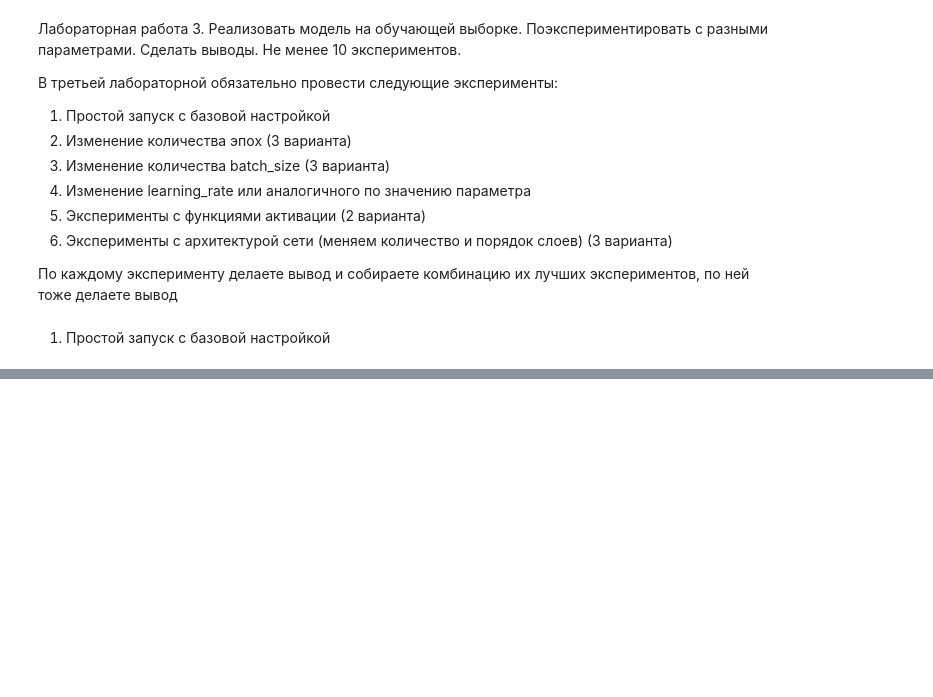
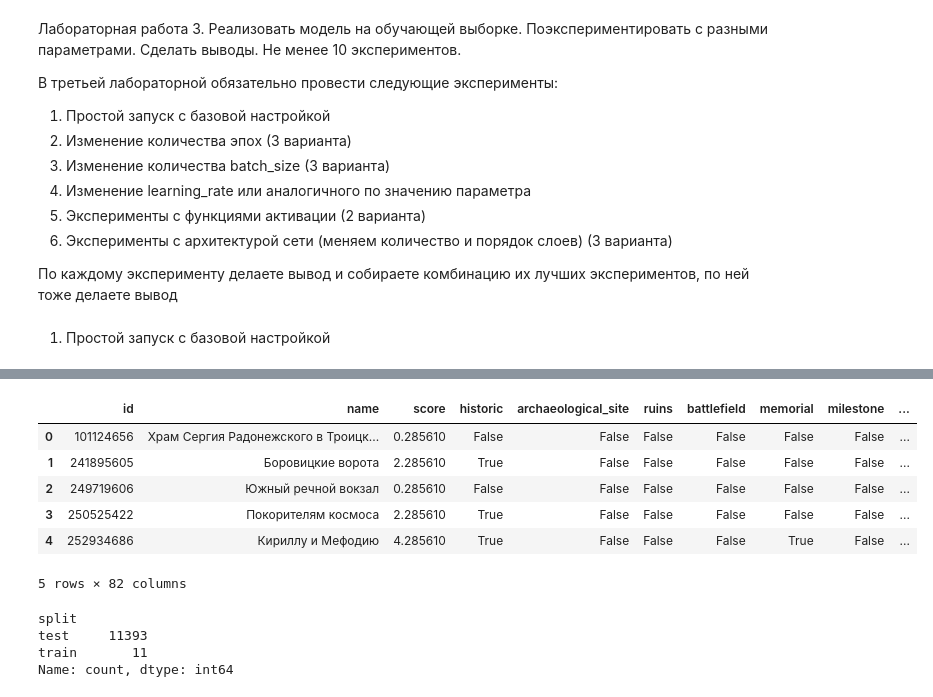
Before and after one commit to Likogeles/Tourism_data_prepare, a Jupyter notebook: main.ipynb, the cells around one changed output, grey strips where cells are left out. Cells and saved outputs as stored; diff of their text form; code cells hidden in the pictures; blank space fills up the shorter version.

```diff
--- a/main.ipynb
+++ b/main.ipynb
@@ -926,0 +1060,37 @@ plt.show()
+# %%
+import random
+random.seed(10)
+
+poi_cols = [col for col in prefs.keys() if col in df.columns]
+
+poi_matrix = df[poi_cols]
+
+weights = pd.Series([prefs[col] for col in poi_cols], index=poi_cols)
+
+df['score'] = poi_matrix.dot(weights) + random.uniform(-2.0, 2.0)
+
+df[['id', 'name', 'score'] + poi_cols].head()
+# %% [output]
+|  | id | name | score | historic | archaeological_site | ruins | battlefield | memorial | milestone | ... |
+| 0 | 101124656 | Храм Сергия Радонежского в Троицк... | 0.285610 | False | False | False | False | False | False | ... |
+| 1 | 241895605 | Боровицкие ворота | 2.285610 | True | False | False | False | False | False | ... |
+| 2 | 249719606 | Южный речной вокзал | 0.285610 | False | False | False | False | False | False | ... |
+| 3 | 250525422 | Покорителям космоса | 2.285610 | True | False | False | False | False | False | ... |
+| 4 | 252934686 | Кириллу и Мефодию | 4.285610 | True | False | False | False | True | False | ... |
+5 rows × 82 columns
+# %%
+train_idx, test_idx = train_test_split(
+    df.index,
+    test_size=0.999,
+    random_state=42,
+    shuffle=True
+)
+
+df['split'] = 'train'
+df.loc[test_idx, 'split'] = 'test'
+df['split'].value_counts()
+# %% [output]
+split
+test     11393
+train       11
+Name: count, dtype: int64
```
Also changed, not shown: parts of 23 cells of this notebook, 3 other files.
